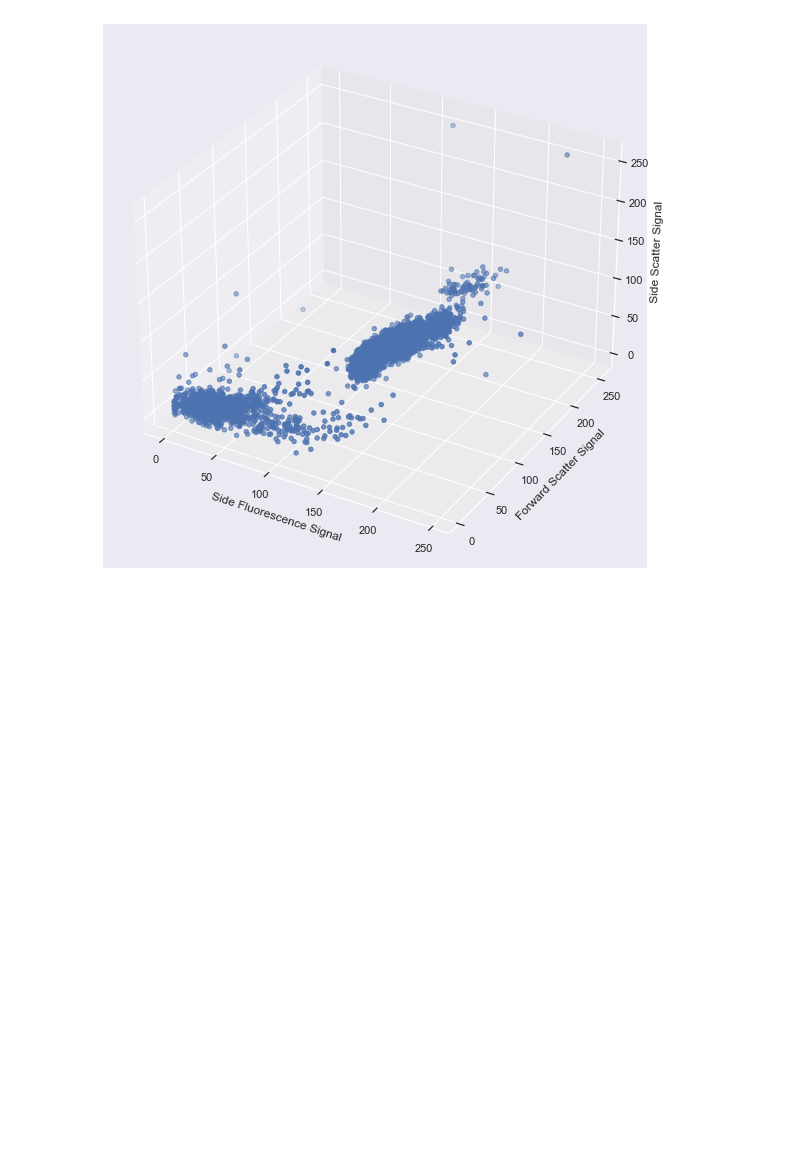
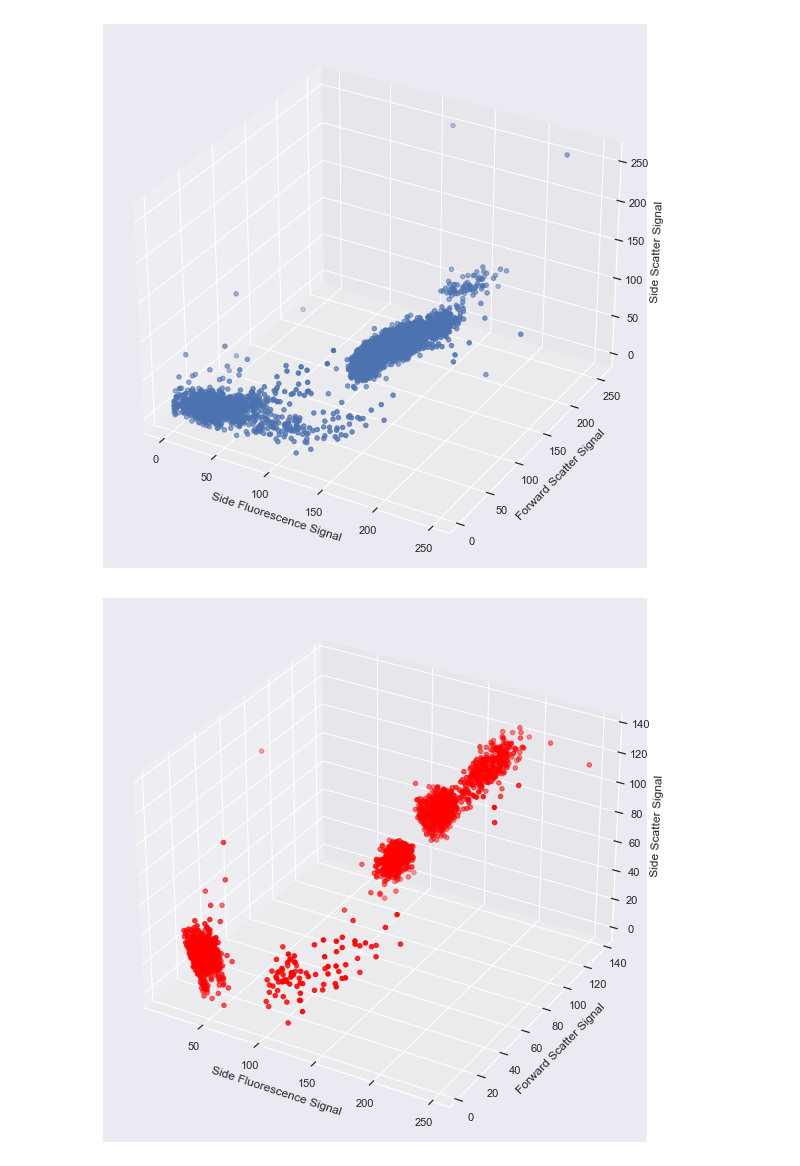
Before and after one commit to sshssooho/deep_Flow_Cytometry, a Jupyter notebook: Data_analysis.ipynb, the cells around one changed output. Saved outputs shown, nothing was run; the diff lists cells and outputs as text; code cells hidden in the pictures; blank space fills up the shorter version.

Commit message:
Data visualization code added

```diff
--- a/Data_analysis.ipynb
+++ b/Data_analysis.ipynb
@@ -200,3 +200,35 @@ ax.scatter(x, y, z)
 plt.show()
 # %% [output]
 [figure]
+# %%
+kmeans = KMeans(n_clusters=15)
+a = kmeans.fit(data)
+labels = kmeans.labels_
+
+import pandas as pd
+
+color_labels = list(map(f, labels))
+
+sns.set(style = "darkgrid")
+fig = plt.figure(figsize=(20, 10))
+ax = fig.add_subplot(111, projection = '3d')
+
+x = data['Side Fluorescence Signal']
+y = data['Forward Scatter Signal']
+z = data['Side Scatter Signal']
+
+d = {'Side Fluorescence Signal':x, 'Forward Scatter Signal': y, 'Side Scatter Signal':z, 'label': labels}
+df = pd.DataFrame(data = d)
+
+
+ax.set_xlabel('Side Fluorescence Signal')
+ax.set_ylabel('Forward Scatter Signal')
+ax.set_zlabel('Side Scatter Signal')
+
+df_unmasked = df[df['label'].isin(list(range(0, 5)))]
+
+ax.scatter(df_unmasked['Side Fluorescence Signal'], df_unmasked['Forward Scatter Signal'], df_unmasked['Side Scatter Signal'], c='red')
+
+plt.show()
+# %% [output]
+[figure, added]
```
Also changed, not shown: parts of 1 cell of this notebook.
